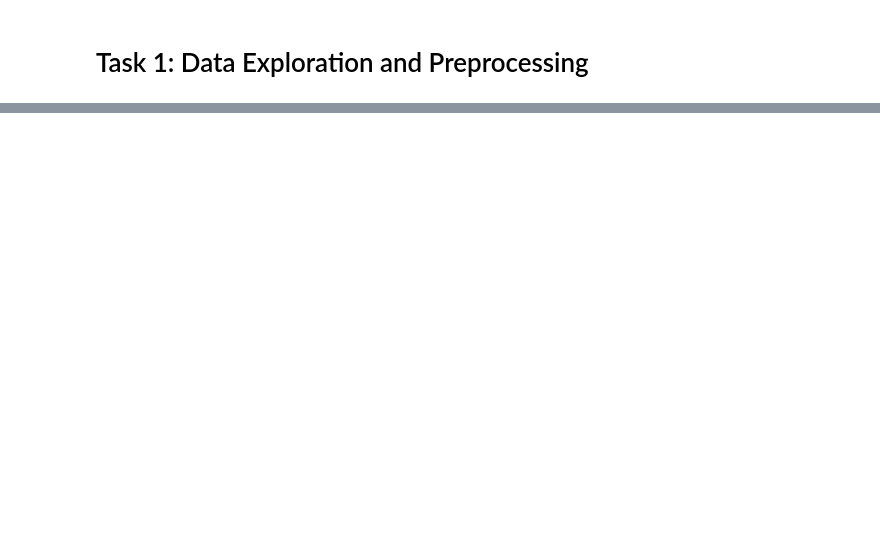
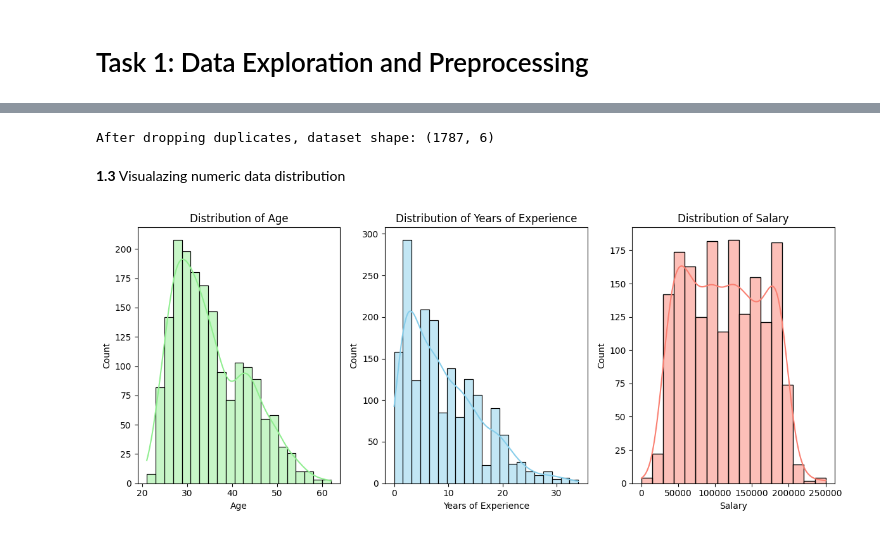
Before and after one commit to fedelimattia/O-ML-Project, a Jupyter notebook: notebook.ipynb, the cells around one changed output, grey strips where cells are left out. Saved outputs shown, nothing was run; the diff lists cells and outputs as text; code cells hidden in the pictures; blank space fills up the shorter version.

```diff
--- a/notebook.ipynb
+++ b/notebook.ipynb
@@ -531,0 +149,29 @@ R² Score: 0.85
+# %%
+# Dropping duplicated rows
+df_clean = df_clean.drop_duplicates().reset_index(drop=True)
+print("\nAfter dropping duplicates, dataset shape:", df_clean.shape)
+# %% [output]
+After dropping duplicates, dataset shape: (1787, 6)
+# %% [markdown]
+**1.3** Visualazing numeric data distribution
+# %%
+# Plotting the histograms
+plt.figure(figsize=(12, 5))
+
+plt.subplot(1, 3, 1)
+sns.histplot(df_clean["Age"],kde=True, color="lightgreen")
+plt.title("Distribution of Age")
+
+plt.subplot(1, 3, 2)
+sns.histplot(df_clean["Years of Experience"], kde=True, color="skyblue")
+plt.title("Distribution of Years of Experience")
+
+plt.subplot(1, 3, 3)
+sns.histplot(df_clean["Salary"], kde=True, color="salmon")
+plt.title("Distribution of Salary")
+
+plt.tight_layout()
+plt.savefig("images/dataset_distributions.svg")
+plt.show()
+# %% [output]
+[figure, added]
```
Also changed, not shown: parts of 80 cells of this notebook, 7 other files.
